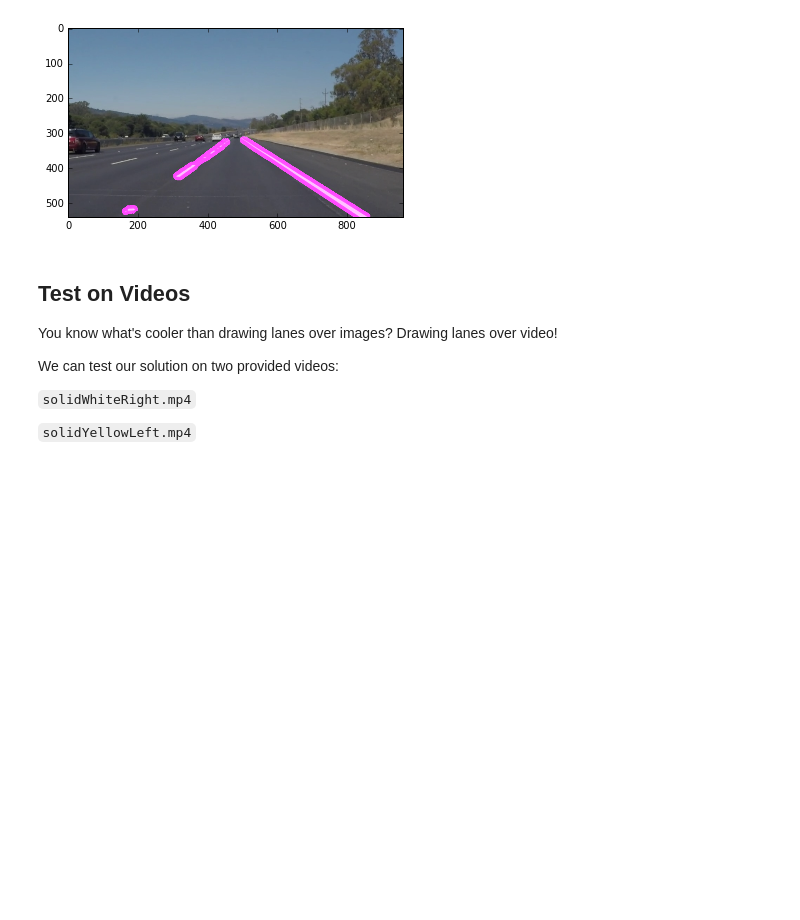
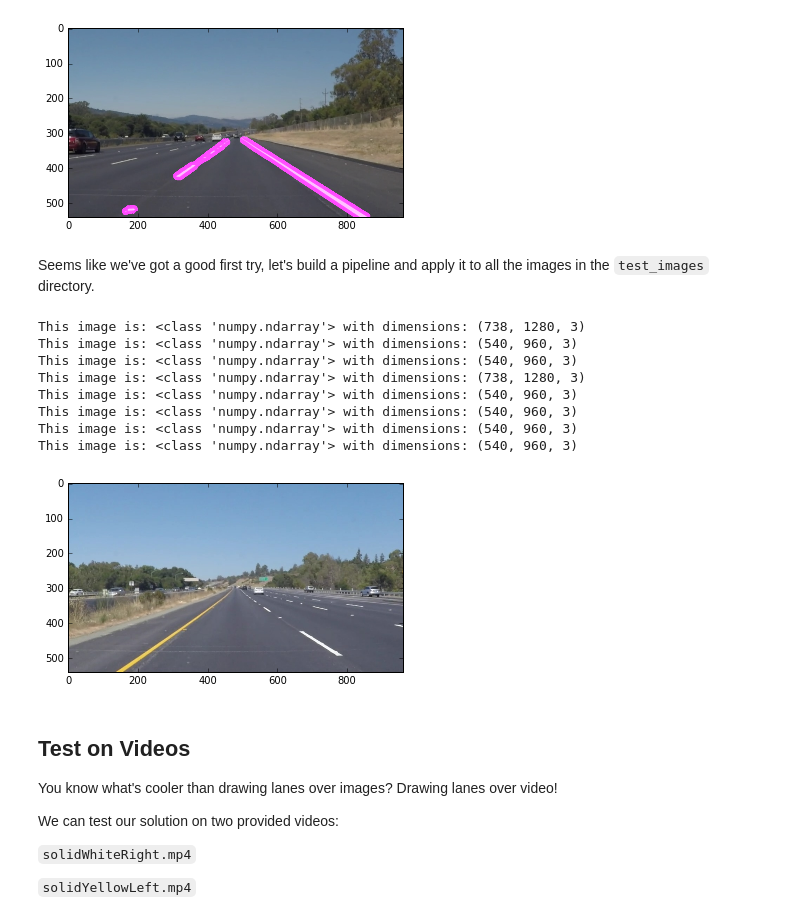
Before and after one commit to mgruben/lane-lines, a Jupyter notebook: P0.ipynb, the cells around one changed output. Drawn from its saved outputs; the diff is of its cells as text; code cells hidden in the pictures; blank space fills up the shorter version.

```diff
--- a/P0.ipynb
+++ b/P0.ipynb
@@ -242,3 +242,5 @@ plt.imshow(superimposed_image, cmap='gray')
 The original image with Hough Lines superimposed is: <class 'numpy.ndarray'> with dimensions: (540, 960, 3)
 <matplotlib.image.AxesImage at 0x...>
 [figure]
+# %% [markdown]
+Seems like we've got a good first try, let's build a pipeline and apply it to all the images in the `test_images` directory.
@@ -245,3 +279,21 @@ The original image with Hough Lines superimposed is: <class 'numpy.ndarray'> wit
+# %%
+test_list = os.listdir("test_images/")
+fig = plt.figure()
+for file in test_list:
+    img = mpimg.imread('test_images/' + file)
+    print('This image is:', type(img), 'with dimensions:', img.shape)
+    plt.figure()
+    plt.imshow
+# %% [output]
+This image is: <class 'numpy.ndarray'> with dimensions: (738, 1280, 3)
+This image is: <class 'numpy.ndarray'> with dimensions: (540, 960, 3)
+This image is: <class 'numpy.ndarray'> with dimensions: (540, 960, 3)
+This image is: <class 'numpy.ndarray'> with dimensions: (738, 1280, 3)
+This image is: <class 'numpy.ndarray'> with dimensions: (540, 960, 3)
+This image is: <class 'numpy.ndarray'> with dimensions: (540, 960, 3)
+This image is: <class 'numpy.ndarray'> with dimensions: (540, 960, 3)
+This image is: <class 'numpy.ndarray'> with dimensions: (540, 960, 3)
+[figure, added]
 # %% [markdown]
 ## Test on Videos
 
```
Also changed, not shown: parts of 38 cells of this notebook.
